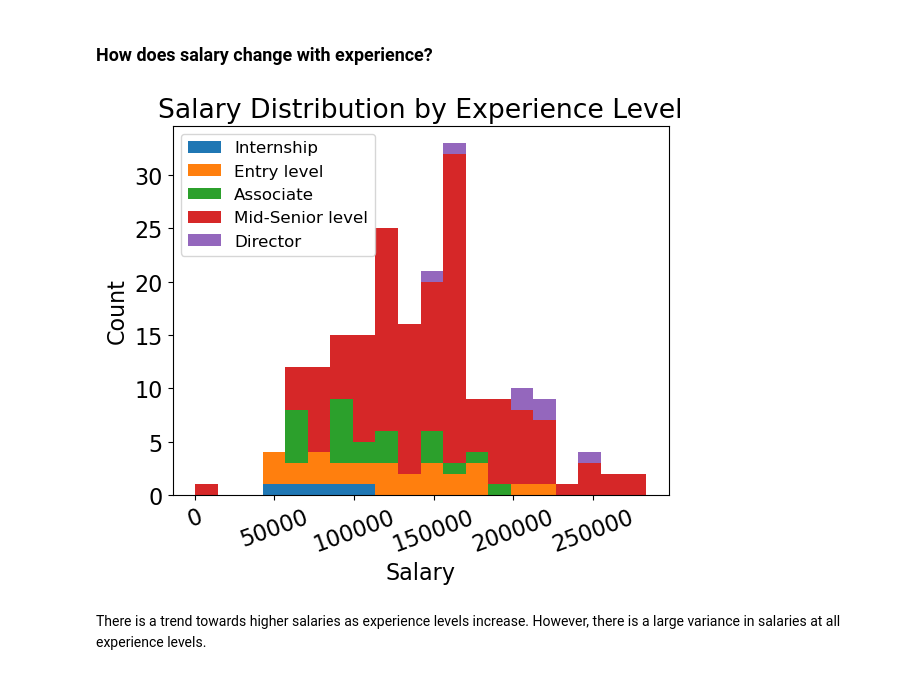
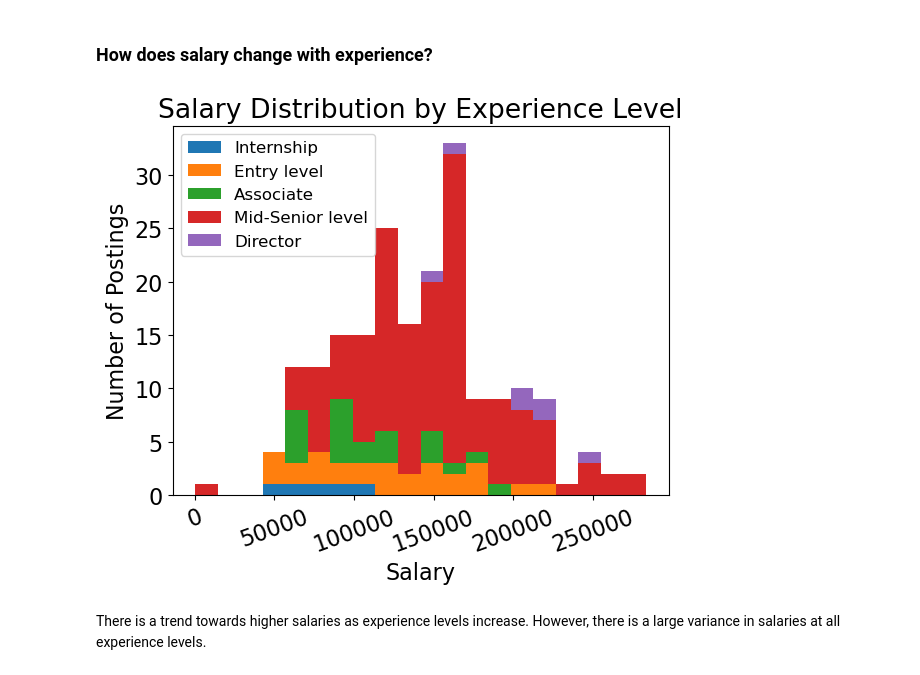
Before and after one commit to WillPugs/weaviate-application, a Jupyter notebook: workflow.ipynb, the cells around one changed output. Cells and saved outputs as stored; diff of their text form; code cells hidden in the pictures.

Commit message:
Writing README and fixing plot axis labels

```diff
--- a/workflow.ipynb
+++ b/workflow.ipynb
@@ -340,18 +340,18 @@ There are more mid-senior level job postings than all other levels combined. Thi
 # %%
 plt.figure()
 
 #put the data in a form that is useable by pyplot
 levels = ["Internship", "Entry level", "Associate", "Mid-Senior level", "Director"]
 data = [ml_df["med_salary"][ml_df["formatted_experience_level"] == level] for level in levels]
 plt.hist(data, bins=20, label=levels, histtype='bar', stacked=True)
 
 plt.legend(loc="upper left", prop={'size': 12})
 plt.xticks(rotation=20)
 plt.xlabel("Salary")
-plt.ylabel("Count")
+plt.ylabel("Number of Postings")
 plt.title("Salary Distribution by Experience Level")
 plt.show()
 # %% [output]
-[figure, old version]
+[figure, new version]
 # %% [markdown]
 There is a trend towards higher salaries as experience levels increase. However, there is a large variance in salaries at all experience levels.
```
Also changed, not shown: parts of 2 cells of this notebook, 1 other file.
